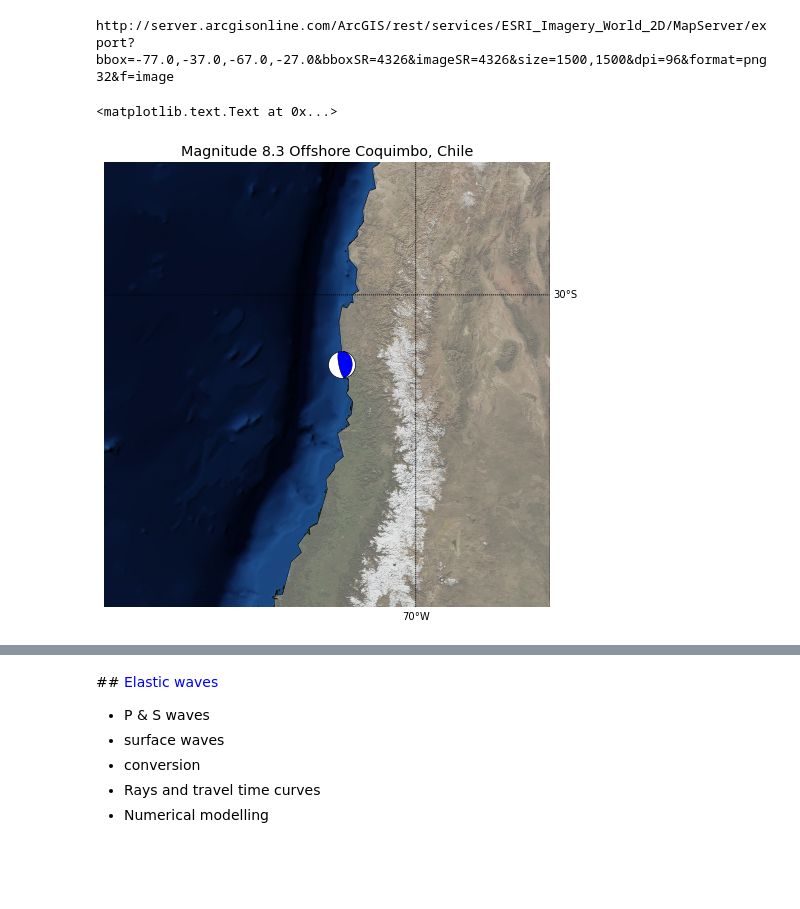
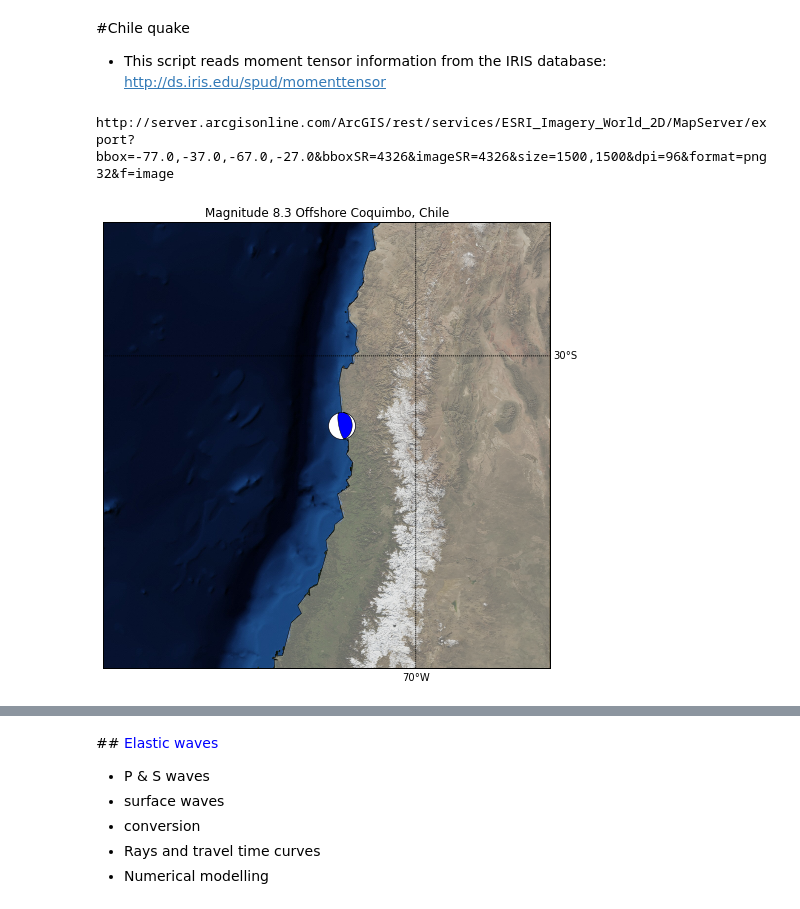
Before and after one commit to dansand/seismic, a Jupyter notebook: introduction_to_seismology.ipynb, the cells around one changed output, grey strips where cells are left out. Saved outputs shown, nothing was run; the diff lists cells and outputs as text; code cells hidden in the pictures; blank space fills up the shorter version.

Commit message:
added some scripts

```diff
--- a/introduction_to_seismology.ipynb
+++ b/introduction_to_seismology.ipynb
@@ -67,34 +60,14 @@ clat = floor(filtered[0]['origins'][0]['latitude'])
-# %%
-m = Basemap(projection='cyl',llcrnrlat=clat - 5,urcrnrlat= clat + 5,\
-            llcrnrlon= clon-5,urcrnrlon=clon+5,resolution='l')
-
-plt.figure(figsize=(8., 8.))
-ax = plt.subplot(111)
-
-###########
-#Earthquakes
-###########
-for event in filtered:
-    fc = event.focal_mechanisms[0]
-    plane = fc.nodal_planes.nodal_plane_1
-    origin = event.origins[0]
-    depth = origin
-    bb = beach([plane.strike, plane.dip, plane.rake], xy=m(origin.longitude, origin.latitude),
-               width=0.6, linewidth=0.5, facecolor='b')
-    ax.add_collection(bb)
-
-m.fillcontinents(alpha=0.5)
-
-m.drawparallels(np.arange(-90.,91.,10.), labels=[False,True,True,False])
-m.drawmeridians(np.arange(-180.,181.,10.), labels=[True,False,False,True])
-#m.etopo(alpha=0.5)
-m.drawcoastlines(linewidth=0.5)
-m.arcgisimage(service='ESRI_Imagery_World_2D', xpixels = 1500, verbose= True)
-plt.title("Magnitude 8.3 Offshore Coquimbo, Chile")
-# %% [output]
-http://server.arcgisonline.com/ArcGIS/rest/services/ESRI_Imagery_World_2D/MapServer/export?bbox=-77.0,-37.0,-67.0,-27.0&bboxSR=4326&imageSR=4326&size=1500,1500&dpi=96&format=png32&f=image
-<matplotlib.text.Text at 0x...>
-[figure, removed]
+# %% [markdown]
+#Chile quake
+
+* This script reads moment tensor information from the IRIS database: http://ds.iris.edu/spud/momenttensor
+# %%
+#%pylab inline
+fig = %run chile_plot.py
+fig;  #silence the display hook with a semicolon, prevent fig displaying twice
+# %% [output]
+http://server.arcgisonline.com/ArcGIS/rest/services/ESRI_Imagery_World_2D/MapServer/export?bbox=-77.0,-37.0,-67.0,-27.0&bboxSR=4326&imageSR=4326&size=1500,1500&dpi=96&format=png32&f=image
+[figure, added]
 # %% [markdown]
 
 <img src="./images/Chile1709_PacificView.png " alt="Drawing" style="width: 600px;"/>
```
Also changed, not shown: parts of 15 cells of this notebook, 3 other files.
